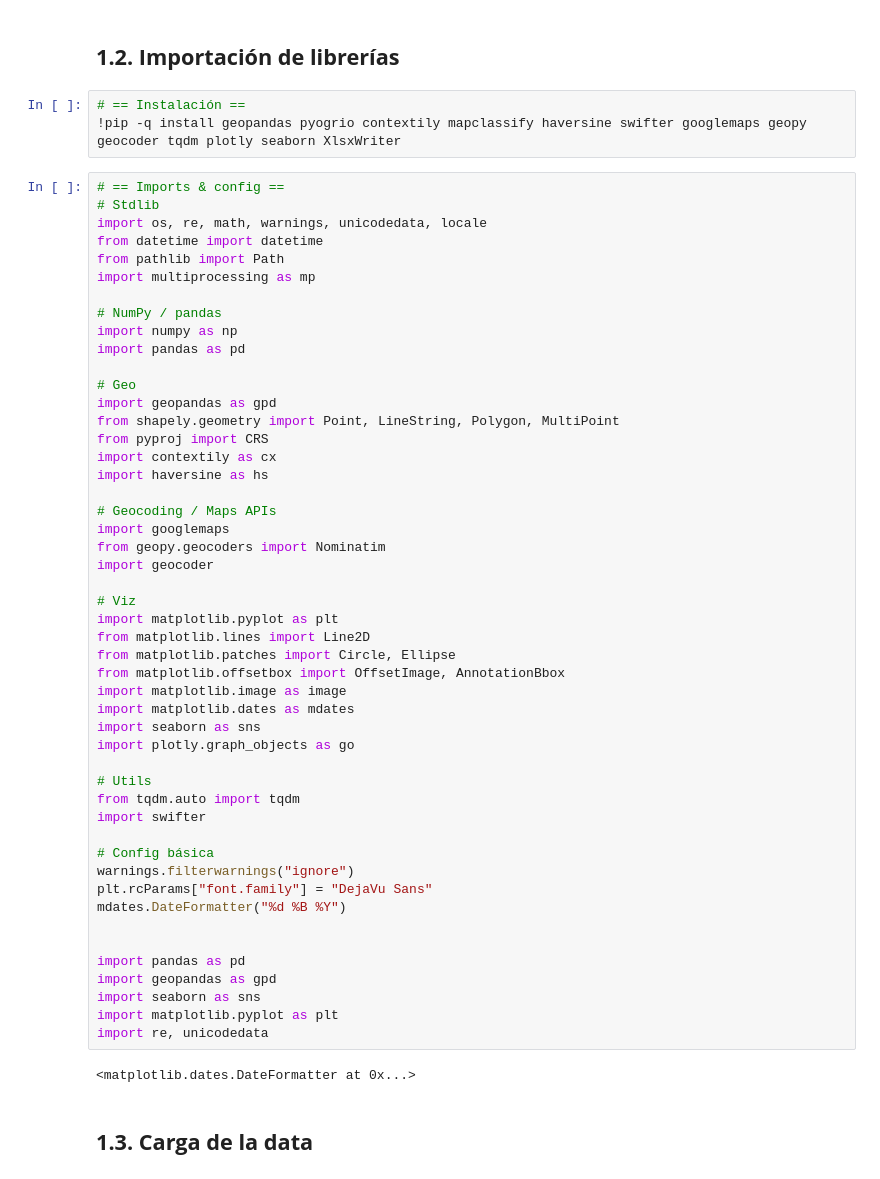
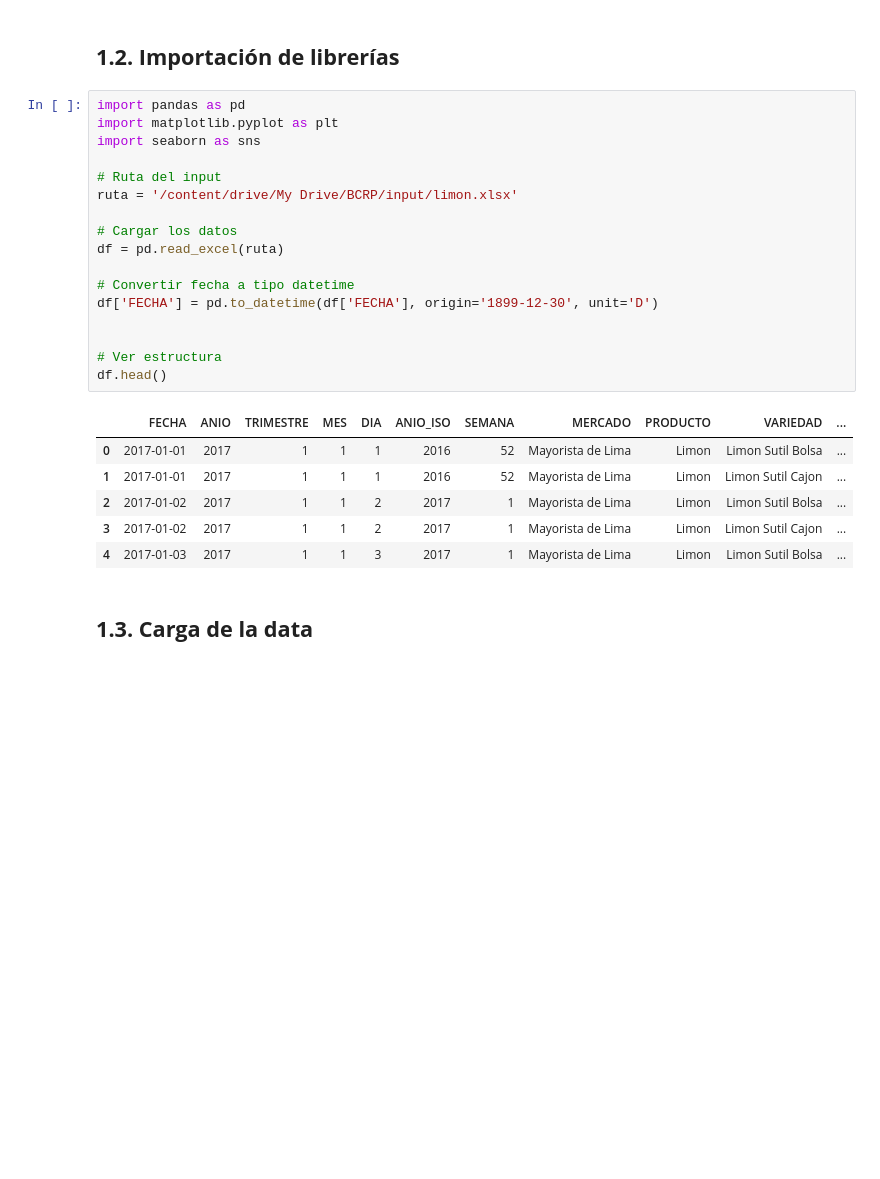
Before and after one commit to JonathanRosasV/Precios, a Jupyter notebook: limon.ipynb, the cells around one changed output. Saved outputs shown, nothing was run; the diff lists cells and outputs as text; blank space fills up the shorter version.

```diff
--- a/limon.ipynb
+++ b/limon.ipynb
@@ -42,58 +42,28 @@ SUELO_SEDIMENTO_2.csv
 # %% [markdown]
 ## **1.2. Importación de librerías**
-# %%
-# == Instalación ==
-!pip -q install geopandas pyogrio contextily mapclassify haversine swifter googlemaps geopy geocoder tqdm plotly seaborn XlsxWriter
-# %%
-# == Imports & config ==
-# Stdlib
-import os, re, math, warnings, unicodedata, locale
-from datetime import datetime
-from pathlib import Path
-import multiprocessing as mp
-
-# NumPy / pandas
-import numpy as np
-import pandas as pd
-
-# Geo
-import geopandas as gpd
-from shapely.geometry import Point, LineString, Polygon, MultiPoint
-from pyproj import CRS
-import contextily as cx
-import haversine as hs
-
-# Geocoding / Maps APIs
-import googlemaps
-from geopy.geocoders import Nominatim
-import geocoder
-
-# Viz
-import matplotlib.pyplot as plt
-from matplotlib.lines import Line2D
-from matplotlib.patches import Circle, Ellipse
-from matplotlib.offsetbox import OffsetImage, AnnotationBbox
-import matplotlib.image as image
-import matplotlib.dates as mdates
-import seaborn as sns
-import plotly.graph_objects as go
-
-# Utils
-from tqdm.auto import tqdm
-import swifter
-
-# Config básica
-warnings.filterwarnings("ignore")
-plt.rcParams["font.family"] = "DejaVu Sans"
-mdates.DateFormatter("%d %B %Y")
-
-
-import pandas as pd
-import geopandas as gpd
-import seaborn as sns
-import matplotlib.pyplot as plt
-import re, unicodedata
-# %% [output]
-<matplotlib.dates.DateFormatter at 0x...>
+# %%
+import pandas as pd
+import matplotlib.pyplot as plt
+import seaborn as sns
+
+# Ruta del input
+ruta = '/content/drive/My Drive/BCRP/input/limon.xlsx'
+
+# Cargar los datos
+df = pd.read_excel(ruta)
+
+# Convertir fecha a tipo datetime
+df['FECHA'] = pd.to_datetime(df['FECHA'], origin='1899-12-30', unit='D')
+
+
+# Ver estructura
+df.head()
+# %% [output]
+|  | FECHA | ANIO | TRIMESTRE | MES | DIA | ANIO_ISO | SEMANA | MERCADO | PRODUCTO | VARIEDAD | ... |
+| 0 | 2017-01-01 | 2017 | 1 | 1 | 1 | 2016 | 52 | Mayorista de Lima | Limon | Limon Sutil Bolsa | ... |
+| 1 | 2017-01-01 | 2017 | 1 | 1 | 1 | 2016 | 52 | Mayorista de Lima | Limon | Limon Sutil Cajon | ... |
+| 2 | 2017-01-02 | 2017 | 1 | 1 | 2 | 2017 | 1 | Mayorista de Lima | Limon | Limon Sutil Bolsa | ... |
+| 3 | 2017-01-02 | 2017 | 1 | 1 | 2 | 2017 | 1 | Mayorista de Lima | Limon | Limon Sutil Cajon | ... |
+| 4 | 2017-01-03 | 2017 | 1 | 1 | 3 | 2017 | 1 | Mayorista de Lima | Limon | Limon Sutil Bolsa | ... |
 # %% [markdown]
 ## **1.3. Carga de la data**
```
Also changed, not shown: parts of 9 cells of this notebook.
